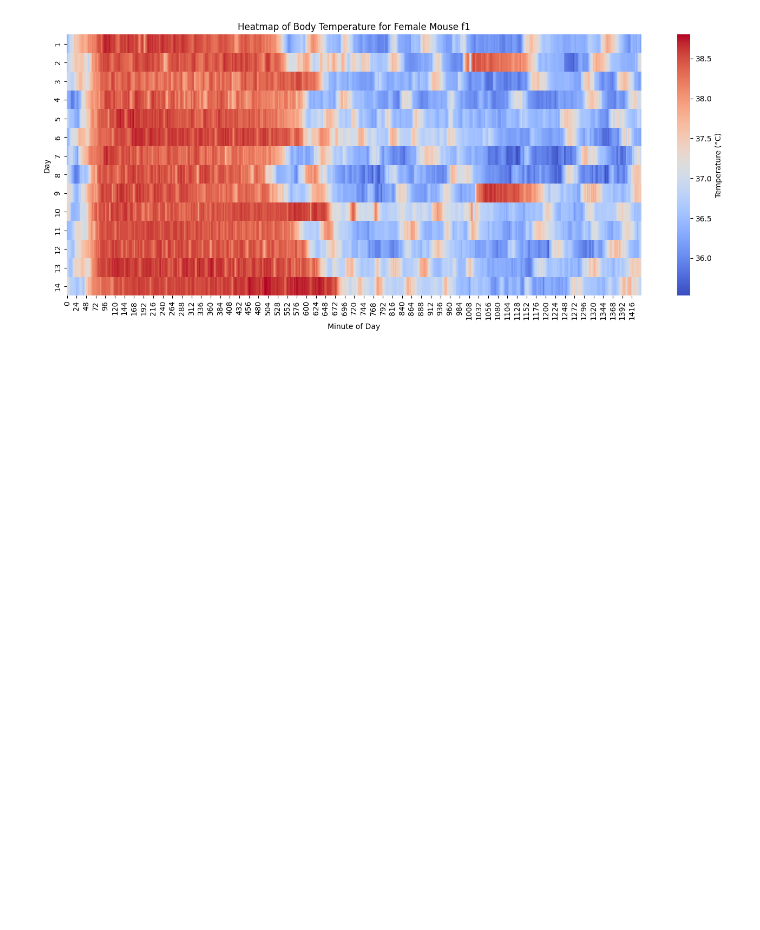
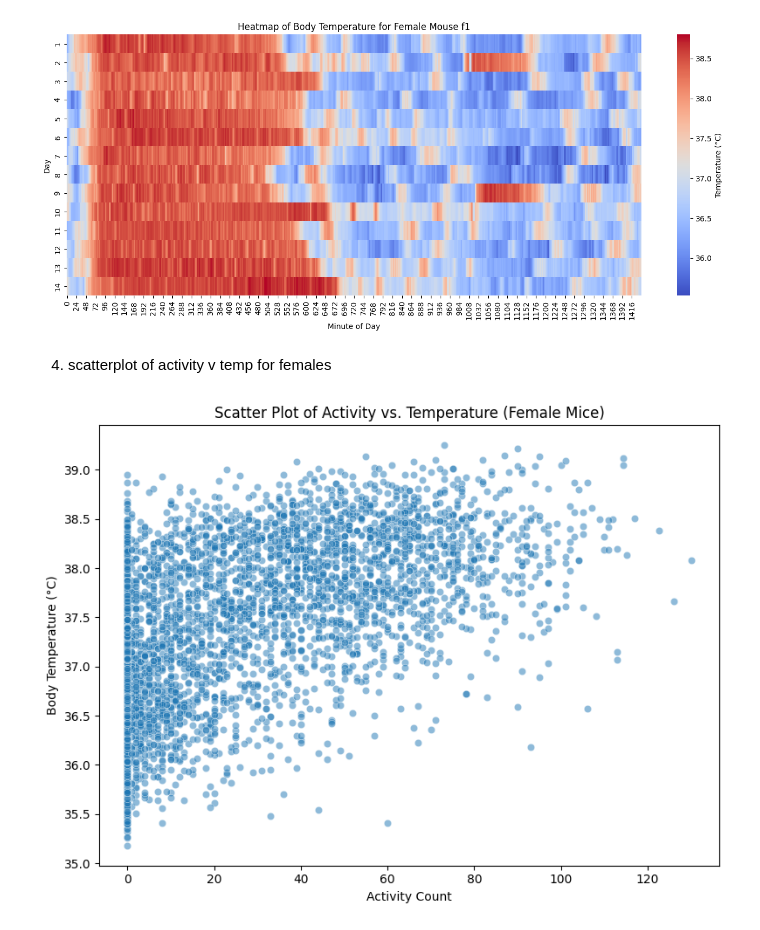
Before and after one commit to keyaura3/DSC106Project3, a Jupyter notebook: ExporatoryGraphs.ipynb, the cells around one changed output. Cells and saved outputs as stored; diff of their text form; code cells hidden in the pictures; blank space fills up the shorter version.

```diff
--- a/ExporatoryGraphs.ipynb
+++ b/ExporatoryGraphs.ipynb
@@ -102,3 +98,21 @@ plt.tight_layout()
 plt.show()
 # %% [output]
 [figure]
+# %% [markdown]
+4. scatterplot of activity v temp for females
+# %%
+fem_merged=pd.merge(fem_act_melt, fem_temp_melt, on=["Time", "Mouse"])
+#there were way too many data points on the plot so i took a sample so we can see them better
+sampled_fem = fem_merged.sample(5000, random_state=42)
+
+
+plt.figure(figsize=(8, 6))
+sns.scatterplot(data=sampled_fem, x="Activity", y="Temperature", alpha=0.5)
+plt.title("Scatter Plot of Activity vs. Temperature (Female Mice)")
+plt.xlabel("Activity Count")
+plt.ylabel("Body Temperature (°C)")
+
+plt.tight_layout()
+plt.show()
+# %% [output]
+[figure, added]
```
Also changed, not shown: parts of 4 cells of this notebook.
